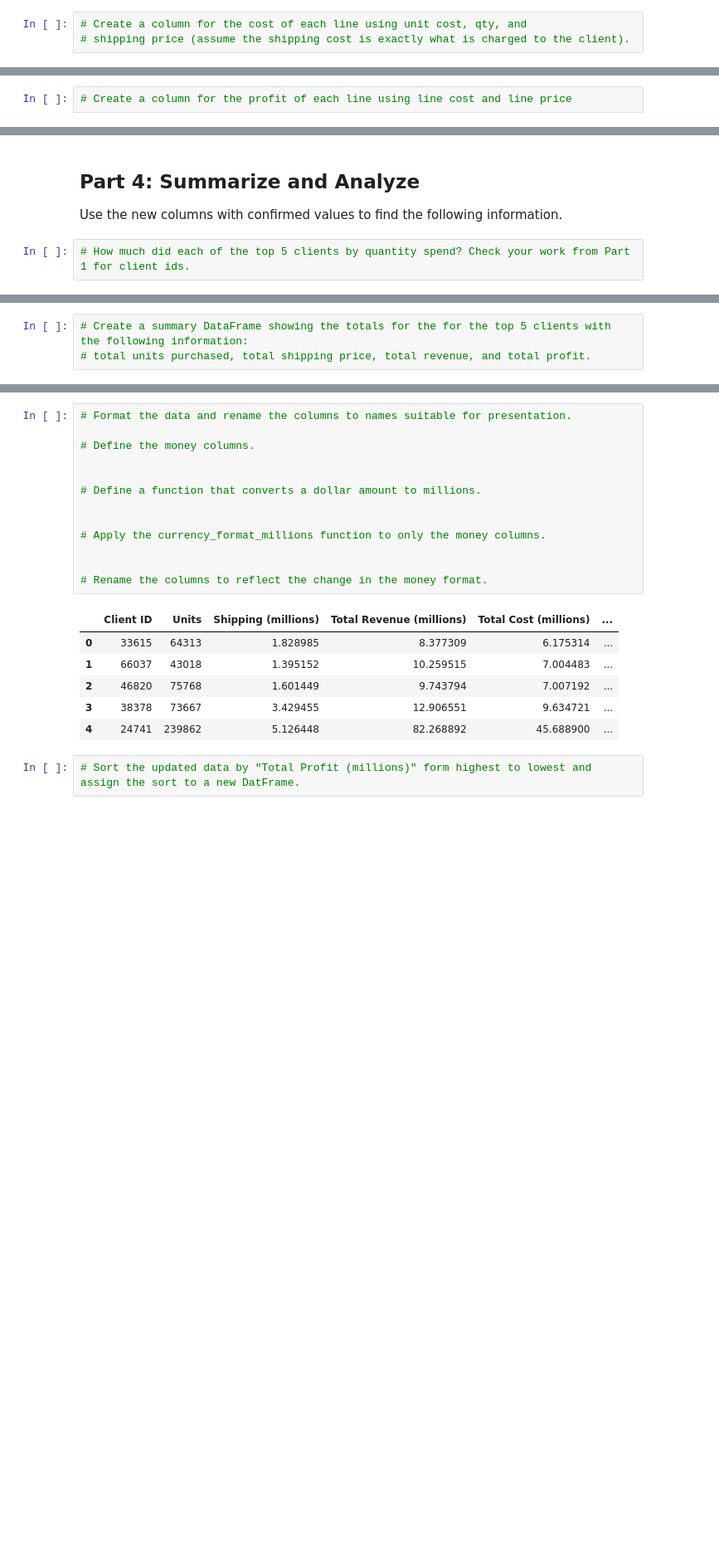
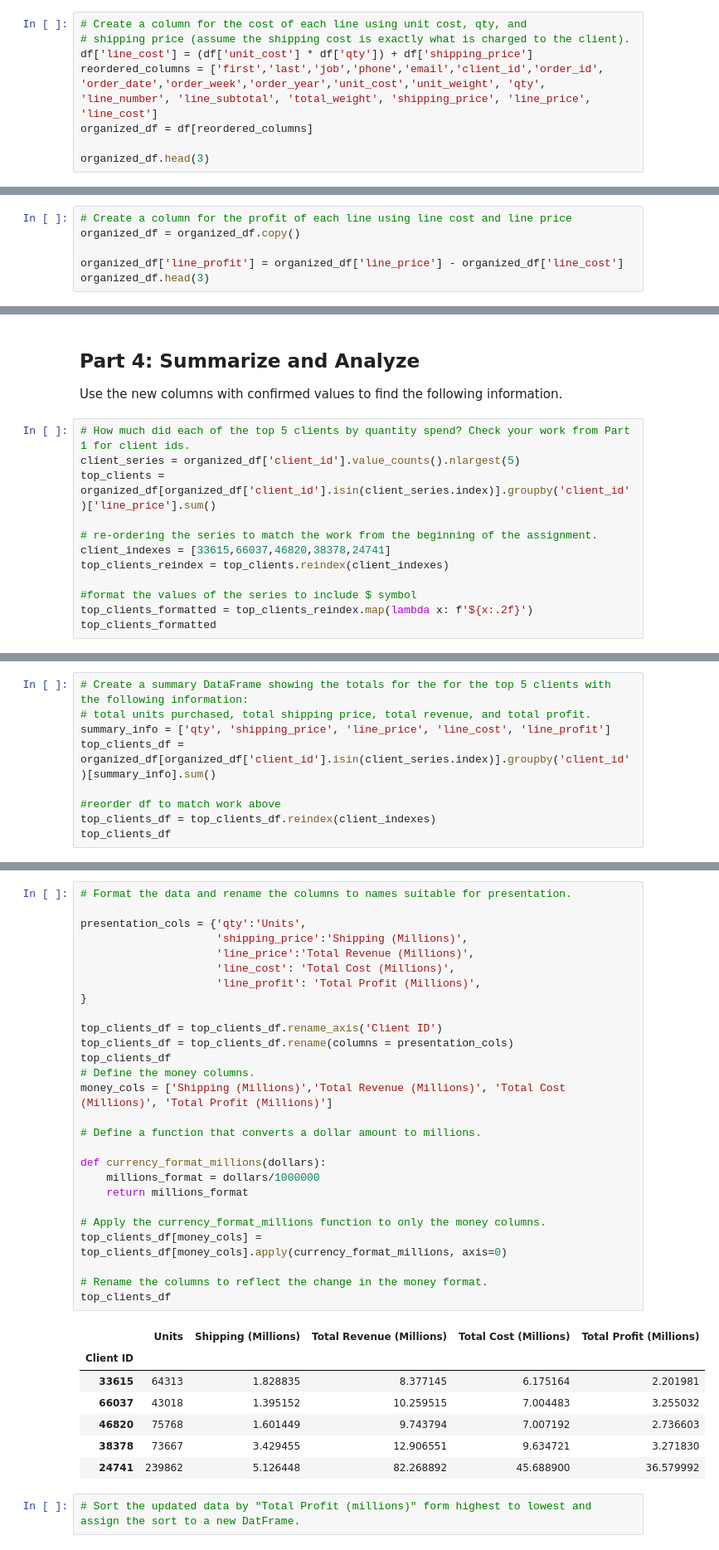
Before and after one commit to elcooney/pandas-challenge-1, a Jupyter notebook: wholesale_data_analysis_starter_code.ipynb, the cells around one changed output, grey strips where cells are left out. Shown at 83% size. Cells and saved outputs as stored; diff of their text form; blank space fills up the shorter version.

```diff
--- a/wholesale_data_analysis_starter_code.ipynb
+++ b/wholesale_data_analysis_starter_code.ipynb
@@ -204,6 +255,11 @@ Do we know that this client spent the more money than client 66037? If not, how
 # %%
 # Create a column for the cost of each line using unit cost, qty, and
 # shipping price (assume the shipping cost is exactly what is charged to the client).
+df['line_cost'] = (df['unit_cost'] * df['qty']) + df['shipping_price']
+reordered_columns = ['first','last','job','phone','email','client_id','order_id', 'order_date','order_week','order_year','unit_cost','unit_weight', 'qty', 'line_number', 'line_subtotal', 'total_weight', 'shipping_price', 'line_price', 'line_cost']
+organized_df = df[reordered_columns]
+
+organized_df.head(3)
 # %% [output]
 |  | first | last | job | phone | email | client_id | order_id | order_date | order_week | order_year | ... |
 | 0 | Donald | Harding | Immunologist | 793-904-7725x39308 | harding.donald.7185@sullivan.com | 58515 | 8953482 | 2023-04-28 | 17 | 2023 | ... |
@@ -213,5 +268,9 @@ Do we know that this client spent the more money than client 66037? If not, how
 # %%
 # Create a column for the profit of each line using line cost and line price
+organized_df = organized_df.copy()
+
+organized_df['line_profit'] = organized_df['line_price'] - organized_df['line_cost']
+organized_df.head(3)
 # %% [output]
 |  | first | last | job | phone | email | client_id | order_id | order_date | order_week | order_year | ... |
 | 0 | Donald | Harding | Immunologist | 793-904-7725x39308 | harding.donald.7185@sullivan.com | 58515 | 8953482 | 2023-04-28 | 17 | 2023 | ... |
@@ -238,4 +311,14 @@ Order 6128929 total: $923441.25
 Use the new columns with confirmed values to find the following information.
 # %%
 # How much did each of the top 5 clients by quantity spend? Check your work from Part 1 for client ids.
+client_series = organized_df['client_id'].value_counts().nlargest(5)
+top_clients = organized_df[organized_df['client_id'].isin(client_series.index)].groupby('client_id')['line_price'].sum()
+
+# re-ordering the series to match the work from the beginning of the assignment.
+client_indexes = [33615,66037,46820,38378,24741]
+top_clients_reindex = top_clients.reindex(client_indexes)
+
+#format the values of the series to include $ symbol
+top_clients_formatted = top_clients_reindex.map(lambda x: f'${x:.2f}')
+top_clients_formatted
 # %% [output]
@@ -247,4 +332,10 @@ Use the new columns with confirmed values to find the following information.
 # %%
 # Create a summary DataFrame showing the totals for the for the top 5 clients with the following information:
 # total units purchased, total shipping price, total revenue, and total profit.
+summary_info = ['qty', 'shipping_price', 'line_price', 'line_cost', 'line_profit']
+top_clients_df = organized_df[organized_df['client_id'].isin(client_series.index)].groupby('client_id')[summary_info].sum()
+
+#reorder df to match work above
+top_clients_df = top_clients_df.reindex(client_indexes)
+top_clients_df
 # %% [output]
@@ -257,23 +349,38 @@ Use the new columns with confirmed values to find the following information.
 # %%
 # Format the data and rename the columns to names suitable for presentation.
 
+presentation_cols = {'qty':'Units',
+                     'shipping_price':'Shipping (Millions)',
+                     'line_price':'Total Revenue (Millions)',
+                     'line_cost': 'Total Cost (Millions)',
+                     'line_profit': 'Total Profit (Millions)',
+}
+
+top_clients_df = top_clients_df.rename_axis('Client ID')
+top_clients_df = top_clients_df.rename(columns = presentation_cols)
+top_clients_df
 # Define the money columns.
-
+money_cols = ['Shipping (Millions)','Total Revenue (Millions)', 'Total Cost (Millions)', 'Total Profit (Millions)']
 
 # Define a function that converts a dollar amount to millions.
 
+def currency_format_millions(dollars):
+    millions_format = dollars/1000000
+    return millions_format
 
 # Apply the currency_format_millions function to only the money columns.
-
+top_clients_df[money_cols] = top_clients_df[money_cols].apply(currency_format_millions, axis=0)
 
 # Rename the columns to reflect the change in the money format.
+top_clients_df
 # %% [output]
-|  | Client ID | Units | Shipping (millions) | Total Revenue (millions) | Total Cost (millions) | ... |
-| 0 | 33615 | 64313 | 1.828985 | 8.377309 | 6.175314 | ... |
-| 1 | 66037 | 43018 | 1.395152 | 10.259515 | 7.004483 | ... |
-| 2 | 46820 | 75768 | 1.601449 | 9.743794 | 7.007192 | ... |
-| 3 | 38378 | 73667 | 3.429455 | 12.906551 | 9.634721 | ... |
-| 4 | 24741 | 239862 | 5.126448 | 82.268892 | 45.688900 | ... |
+|  | Units | Shipping (Millions) | Total Revenue (Millions) | Total Cost (Millions) | Total Profit (Millions) |
+| Client ID |  |  |  |  |  |
+| 33615 | 64313 | 1.828835 | 8.377145 | 6.175164 | 2.201981 |
+| 66037 | 43018 | 1.395152 | 10.259515 | 7.004483 | 3.255032 |
+| 46820 | 75768 | 1.601449 | 9.743794 | 7.007192 | 2.736603 |
+| 38378 | 73667 | 3.429455 | 12.906551 | 9.634721 | 3.271830 |
+| 24741 | 239862 | 5.126448 | 82.268892 | 45.688900 | 36.579992 |
 # %%
 # Sort the updated data by "Total Profit (millions)" form highest to lowest and assign the sort to a new DatFrame.
 # %% [output]
```
Also changed, not shown: parts of 8 cells of this notebook.
